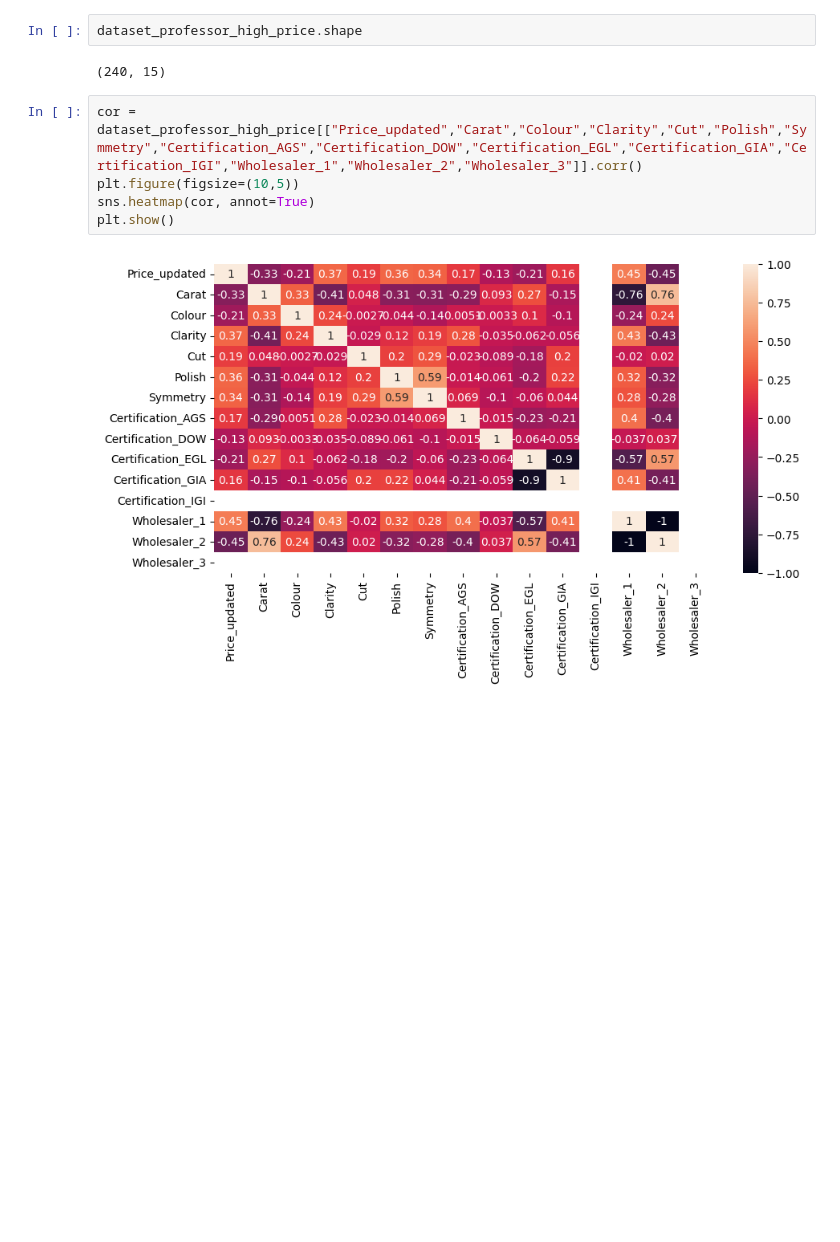
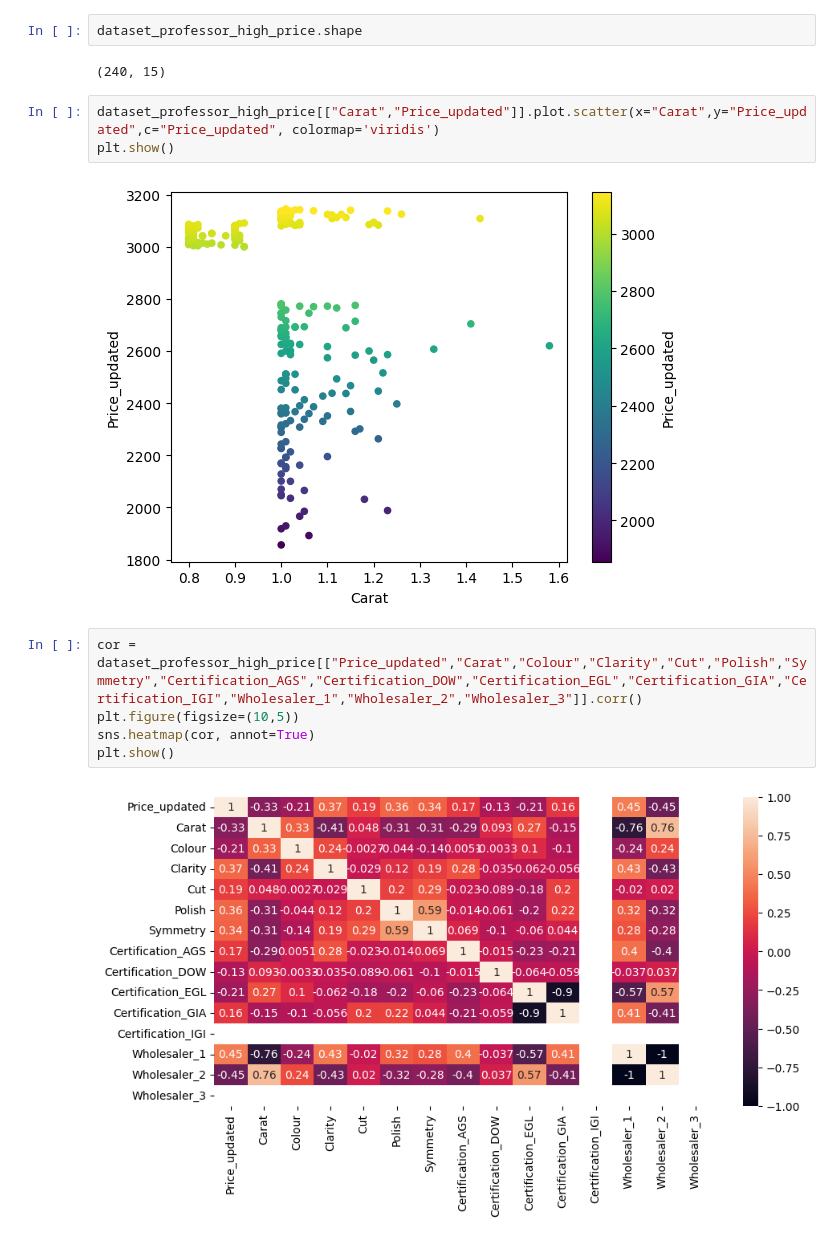
Before and after one commit to sumitraju/data-science, a Jupyter notebook: professor_proposes/Regression - Professor Proposes.ipynb, the cells around one changed output. Cells and saved outputs as stored; diff of their text form; blank space fills up the shorter version.

```diff
--- a/professor_proposes/Regression - Professor Proposes.ipynb
+++ b/professor_proposes/Regression - Professor Proposes.ipynb
@@ -583,6 +630,11 @@ dataset_professor_high_price.head(30)
 dataset_professor_high_price.shape
 # %% [output]
 (240, 15)
+# %%
+dataset_professor_high_price[["Carat","Price_updated"]].plot.scatter(x="Carat",y="Price_updated",c="Price_updated", colormap='viridis')
+plt.show()
+# %% [output]
+[figure, added]
 # %%
 cor = dataset_professor_high_price[["Price_updated","Carat","Colour","Clarity","Cut","Polish","Symmetry","Certification_AGS","Certification_DOW","Certification_EGL","Certification_GIA","Certification_IGI","Wholesaler_1","Wholesaler_2","Wholesaler_3"]].corr()
 plt.figure(figsize=(10,5))
```
Also changed, not shown: parts of 24 cells of this notebook, 9 other files.
